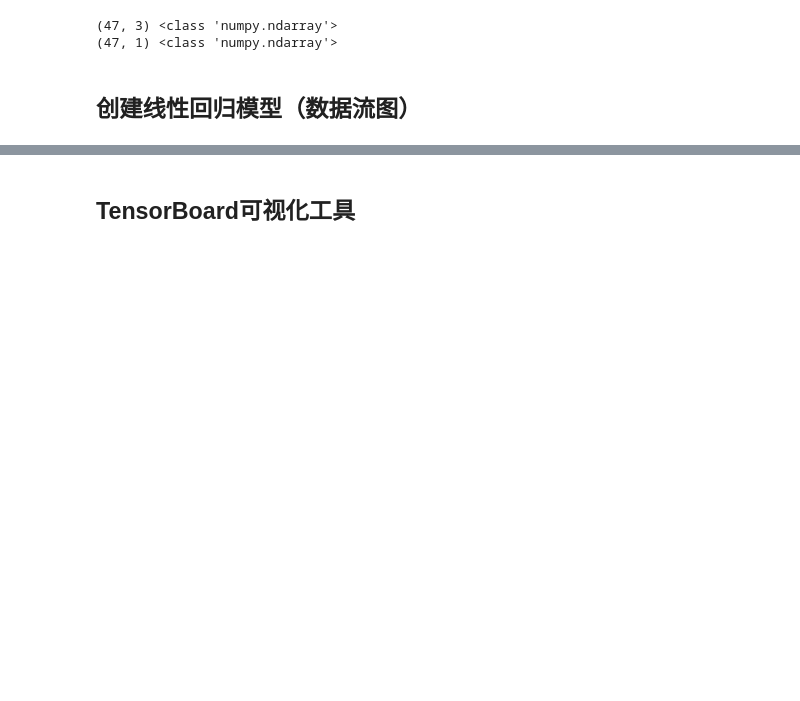
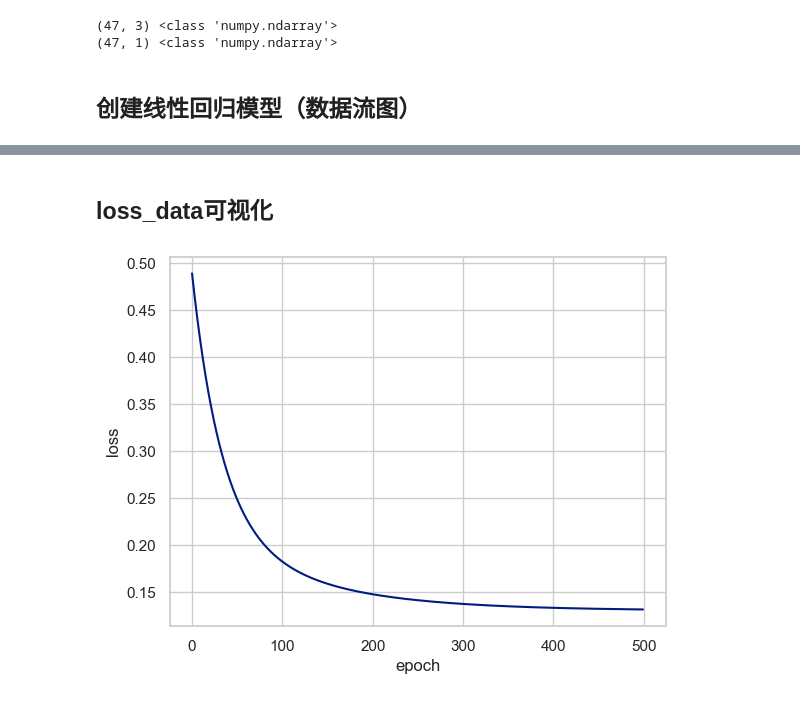
Before and after one commit to tain198127/tensorflowlearn, a Jupyter notebook: 房屋价格预测.ipynb, the cells around one changed output, grey strips where cells are left out. Drawn from its saved outputs; the diff is of its cells as text; code cells hidden in the pictures; blank space fills up the shorter version.

```diff
--- a/房屋价格预测.ipynb
+++ b/房屋价格预测.ipynb
@@ -117,18 +118,18 @@ alpha=0.01
 epoch=500
 # 定义X的形状[47,3]
 with tf.name_scope('input'):
-    X = tf.placeholder(tf.float32,x_data.shape)
+    X = tf.placeholder(tf.float32,x_data.shape,name="x")
     # 定义结果变量的形状[47,1]
-    y=tf.placeholder(tf.float32,y_data.shape)
+    y=tf.placeholder(tf.float32,y_data.shape,name="y")
     # 必须加这句话，否则会发现weights被重复定义了
 
 with tf.name_scope('hypothesis'):
-    with tf.variable_scope("weights", reuse=tf.AUTO_REUSE):
+#     with tf.variable_scope("weights", reuse=tf.AUTO_REUSE):
     #     权重变量，形状[3,1]
-        W=tf.get_variable("weights",(x_data.shape[1],1),initializer=tf.constant_initializer())
+    W=tf.get_variable("weights",(x_data.shape[1],1),initializer=tf.constant_initializer())
     #     假设函数h(x)=w0*x0+w1*x1+w2*x2,其中x0恒为1，x1,x2就分别是square和bedroom，W就是我们要求的模型
     # 推理值 y_pred的形状是[47,1]
-    y_pred=tf.matmul(X,W)
+    y_pred=tf.matmul(X,W,name="y_pred")
 
 with tf.name_scope('loss'):
     #     损失函数，采用最小二乘法 y_pred-y 是[47,1]的向量
@@ -148,12 +149,15 @@ with tf.Session() as sess:
 #     初始化全局变量
     sess.run(tf.global_variables_initializer())
 #     把当前绘画的数据流图都保存在这里
-    writer = tf.summary.FileWriter('./summary/liner-regression-1',sess.graph)
+    writer = tf.summary.FileWriter('./summary/liner-regression-2',sess.graph)
+    #存储损失值
+    loss_data = []
 #     因为训练量小，所以采用批梯度下降优化算法，每次采用全量数据训练
     for e in range(1,epoch+1):
-        sess.run(train_op,feed_dict={X:x_data,y:y_data})
-        if e % 10 ==0:
-            loss,w = sess.run([loss_op,W],feed_dict={X:x_data,y:y_data})
+        _,loss,w=sess.run([train_op,loss_op,W],feed_dict={X:x_data,y:y_data})
+        loss_data.append(float(loss))
+        if e % 100 ==0:
+#             loss,w = sess.run([loss_op,W],feed_dict={X:x_data,y:y_data})
             log_str="Epoch %d \t loss=%.4g \t Model:y = %.4gx1+%.4gx2+%.4g"
             print(log_str%(e,loss,w[1],w[2],w[0]))
 # 关闭FilwWriter的流信息
@@ -179,2 +171,17 @@ Epoch 500        loss=0.132      Model:y = 0.8304x1+0.0008239x2+4.324e-09
 # %% [markdown]
-## TensorBoard可视化工具
+## loss_data可视化
+# %%
+# 2D绘图工具
+import matplotlib.pyplot as plt
+# 2D高阶绘图工具
+import seaborn as sns
+import numpy as np
+# 设置格式
+sns.set(context="notebook",style="whitegrid",palette="dark")
+data=pd.DataFrame({'loss':loss_data,'epoch':np.arange(epoch)})
+ax = sns.lineplot(x="epoch",y="loss",data=data)
+ax.set_xlabel('epoch')
+ax.set_ylabel('loss')
+plt.show()
+# %% [output]
+[figure, added]
```
Also changed, not shown: parts of 2 cells of this notebook, 29 other files.
